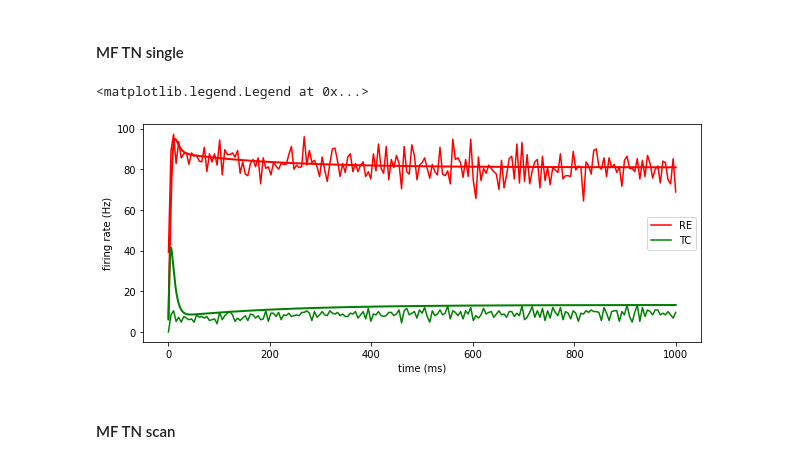
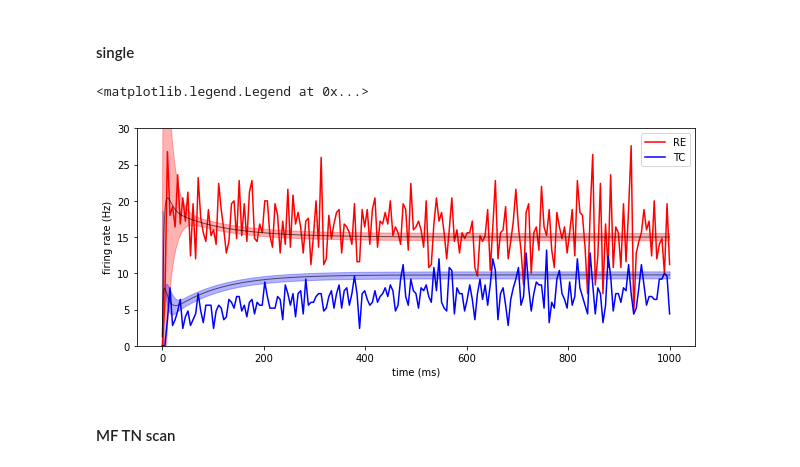
Before and after one commit to SiodhachanOSullivan/MF-Thalamus, a Jupyter notebook: plots.ipynb, the cells around one changed output. Drawn from its saved outputs; the diff is of its cells as text; code cells hidden in the pictures.

```diff
--- a/plots.ipynb
+++ b/plots.ipynb
@@ -2,31 +2,32 @@
 import numpy as np
 import matplotlib.pyplot as plt
 # %% [markdown]
-#### MF TN single
+#### single
 # %%
-i = '10Hz'
+i = '2Hz'
 j = 'we'
 MFfe, MFfi = np.load(f'data\\MF_out_{j}.npy')
-# MFcee, MFcii = np.load(f'data\\MF_out_cov.npy')
+MFcee, MFcii = np.load(f'data\\MF_out_cov.npy')
 TNfe, TNfi = np.load(f'data\\TNetwork_out_{i}.npy')
 MFtt = np.linspace(0,1000, MFfe.size)
 TNtt = np.linspace(0,1000, TNfe.size)
 # %%
 plt.figure(figsize=(10,4))
 plt.plot(TNtt, TNfi, 'r', label='RE')
-plt.plot(MFtt, MFfi, 'r', lw=2)
-# plt.fill_between(MFtt, MFfi-MFcii, MFfi+MFcii, color='r', alpha=0.2)
-plt.plot(TNtt, TNfe, 'g', label='TC')
-plt.plot(MFtt, MFfe, 'g', lw=2)
-# plt.fill_between(MFtt, MFfe-MFcee, MFfe+MFcee, color='g', alpha=0.2)
+plt.plot(MFtt, MFfi, 'black', lw=1, alpha=0.6)
+plt.fill_between(MFtt, MFfi-MFcii, MFfi+MFcii, color='r', alpha=0.3)
+plt.plot(TNtt, TNfe, 'b', label='TC')
+plt.plot(MFtt, MFfe, 'black', lw=1, alpha=0.6)
+plt.fill_between(MFtt, MFfe-MFcee, MFfe+MFcee, color='b', alpha=0.3)
 
+plt.ylim(0,30)
 plt.xlabel("time (ms)")
 plt.ylabel("firing rate (Hz)")
 plt.legend()
-# plt.savefig(f"gfx\\comp_{i}.png", dpi=250)
+# plt.savefig(f"gfx\\comp_{i}_cov.png", dpi=250)
 # %% [output]
 <matplotlib.legend.Legend at 0x...>
-[figure, old version]
+[figure, new version]
 # %% [markdown]
 #### MF TN scan
 # %%
```
Also changed, not shown: parts of 2 cells of this notebook, 5 other files.
